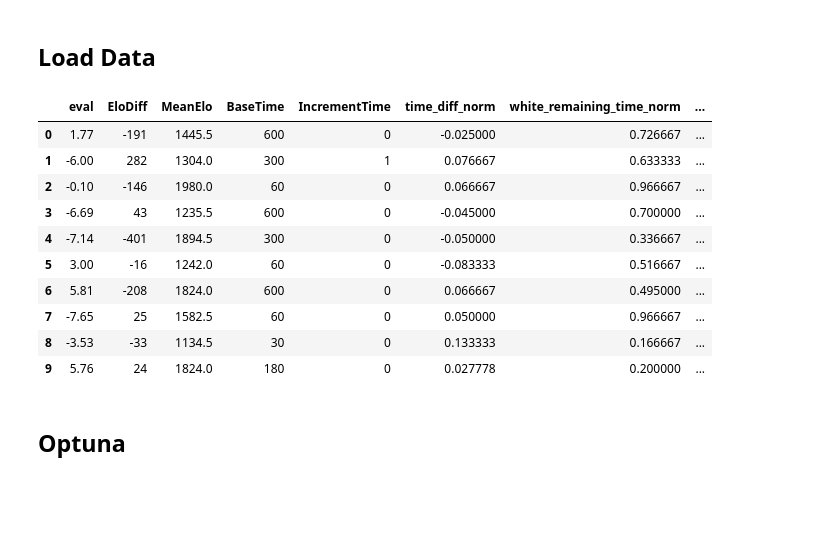
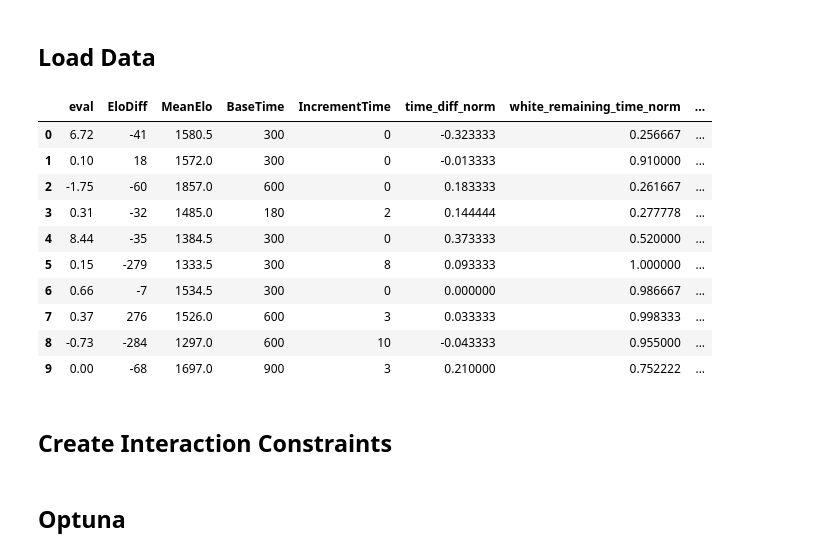
Before and after one commit to Tikhon-Radkevich/Chess-Winner-Prediction, a Jupyter notebook: notebooks/static_move/histGBC_implementation.ipynb, the cells around one changed output. Cells and saved outputs as stored; diff of their text form; code cells hidden in the pictures; blank space fills up the shorter version.

```diff
--- a/notebooks/static_move/histGBC_implementation.ipynb
+++ b/notebooks/static_move/histGBC_implementation.ipynb
@@ -25,13 +30,31 @@ setup_mlflow(experiment_name="Static Move Prediction")
 # %% [markdown]
 ## Load Data
 # %%
-X_train, y_train, X_valid, y_valid, X_test, y_test = load_train_valid_test(drop_event=True)
+X_train, y_train, X_valid, y_valid, X_test, y_test = load_train_valid_test(
+    drop_event=True
+)
 
 train_sample_weight = X_train["sample_weight"]
 X_train.drop(columns=["sample_weight"], inplace=True)
 
 valid_sample_weight = X_valid["sample_weight"]
 X_valid.drop(columns=["sample_weight"], inplace=True)
+# %%
+X_train.head(10)
+# %% [output]
+|  | eval | EloDiff | MeanElo | BaseTime | IncrementTime | time_diff_norm | white_remaining_time_norm | ... |
+| 0 | 6.72 | -41 | 1580.5 | 300 | 0 | -0.323333 | 0.256667 | ... |
+| 1 | 0.10 | 18 | 1572.0 | 300 | 0 | -0.013333 | 0.910000 | ... |
+| 2 | -1.75 | -60 | 1857.0 | 600 | 0 | 0.183333 | 0.261667 | ... |
+| 3 | 0.31 | -32 | 1485.0 | 180 | 2 | 0.144444 | 0.277778 | ... |
+| 4 | 8.44 | -35 | 1384.5 | 300 | 0 | 0.373333 | 0.520000 | ... |
+| 5 | 0.15 | -279 | 1333.5 | 300 | 8 | 0.093333 | 1.000000 | ... |
+| 6 | 0.66 | -7 | 1534.5 | 300 | 0 | 0.000000 | 0.986667 | ... |
+| 7 | 0.37 | 276 | 1526.0 | 600 | 3 | 0.033333 | 0.998333 | ... |
+| 8 | -0.73 | -284 | 1297.0 | 600 | 10 | -0.043333 | 0.955000 | ... |
+| 9 | 0.00 | -68 | 1697.0 | 900 | 3 | 0.210000 | 0.752222 | ... |
+# %% [markdown]
+## Create Interaction Constraints
 # %%
 eval_and_is_checkmate = {
     X_train.columns.get_loc("i_move"),
@@ -79,18 +104,4 @@ interaction_cst = [
 ]
-# %%
-X_test.head(10)
-# %% [output]
-|  | eval | EloDiff | MeanElo | BaseTime | IncrementTime | time_diff_norm | white_remaining_time_norm | ... |
-| 0 | 1.77 | -191 | 1445.5 | 600 | 0 | -0.025000 | 0.726667 | ... |
-| 1 | -6.00 | 282 | 1304.0 | 300 | 1 | 0.076667 | 0.633333 | ... |
-| 2 | -0.10 | -146 | 1980.0 | 60 | 0 | 0.066667 | 0.966667 | ... |
-| 3 | -6.69 | 43 | 1235.5 | 600 | 0 | -0.045000 | 0.700000 | ... |
-| 4 | -7.14 | -401 | 1894.5 | 300 | 0 | -0.050000 | 0.336667 | ... |
-| 5 | 3.00 | -16 | 1242.0 | 60 | 0 | -0.083333 | 0.516667 | ... |
-| 6 | 5.81 | -208 | 1824.0 | 600 | 0 | 0.066667 | 0.495000 | ... |
-| 7 | -7.65 | 25 | 1582.5 | 60 | 0 | 0.050000 | 0.966667 | ... |
-| 8 | -3.53 | -33 | 1134.5 | 30 | 0 | 0.133333 | 0.166667 | ... |
-| 9 | 5.76 | 24 | 1824.0 | 180 | 0 | 0.027778 | 0.200000 | ... |
 # %% [markdown]
 ## Optuna
 # %%
```
Also changed, not shown: parts of 21 cells of this notebook.
